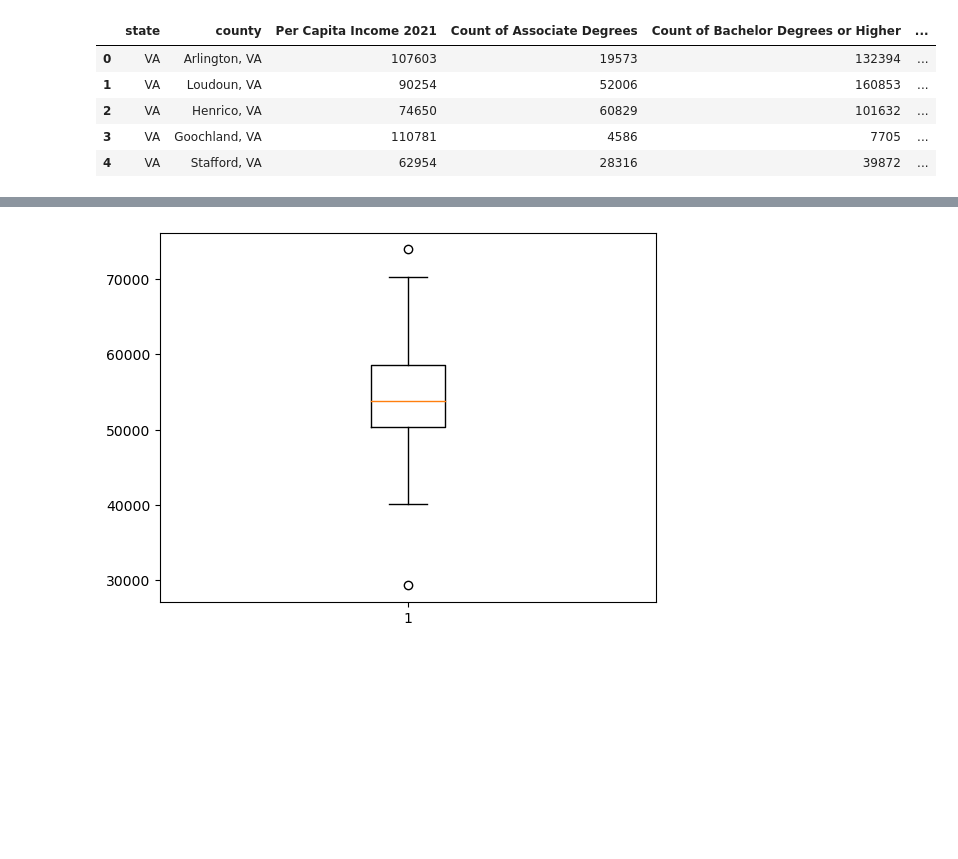
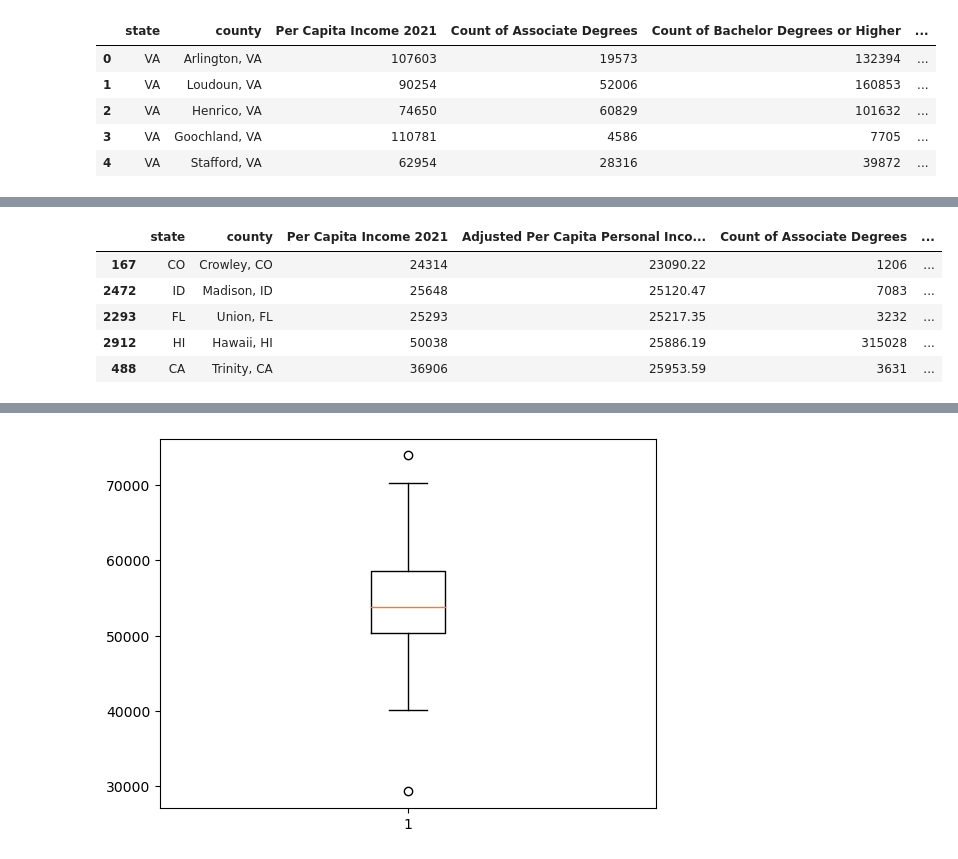
Before and after one commit to Amyebaker/Project1, a Jupyter notebook: Data_Analysis/Project1_Analysis.ipynb, the cells around one changed output, grey strips where cells are left out. Saved outputs shown, nothing was run; the diff lists cells and outputs as text; code cells hidden in the pictures; blank space fills up the shorter version.

```diff
--- a/Data_Analysis/Project1_Analysis.ipynb
+++ b/Data_Analysis/Project1_Analysis.ipynb
@@ -221,6 +226,14 @@ final_df['Percent with Any College'] = final_df['Percent of Associate Degrees']
 # %%
 # rearranging columns
-final_df = final_df.iloc[:,[0,1,2,8,3,4,9,5,6,10,7]]
+final_df = final_df.iloc[:,[0,1,2,8,3,4,9,11,5,6,10,7]]
+final_df.head()
+# %% [output]
+|  | state | county | Per Capita Income 2021 | Adjusted Per Capita Personal Inco... | Count of Associate Degrees | ... |
+| 167 | CO | Crowley, CO | 24314 | 23090.22 | 1206 | ... |
+| 2472 | ID | Madison, ID | 25648 | 25120.47 | 7083 | ... |
+| 2293 | FL | Union, FL | 25293 | 25217.35 | 3232 | ... |
+| 2912 | HI | Hawaii, HI | 50038 | 25886.19 | 315028 | ... |
+| 488 | CA | Trinity, CA | 36906 | 25953.59 | 3631 | ... |
 # %%
 # using the group by to find the averages by state
 state_avgs = round(final_df.groupby(["state"]).mean(),2)
```
Also changed, not shown: parts of 29 cells of this notebook, 1 other file.
